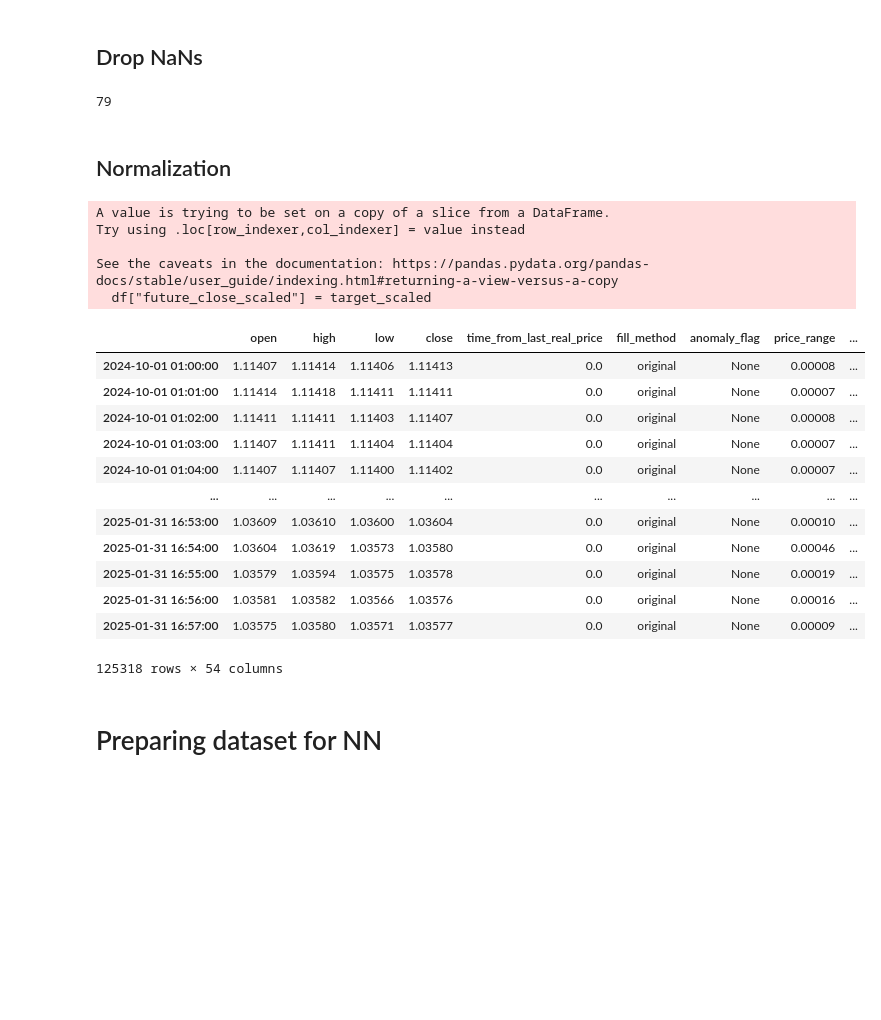
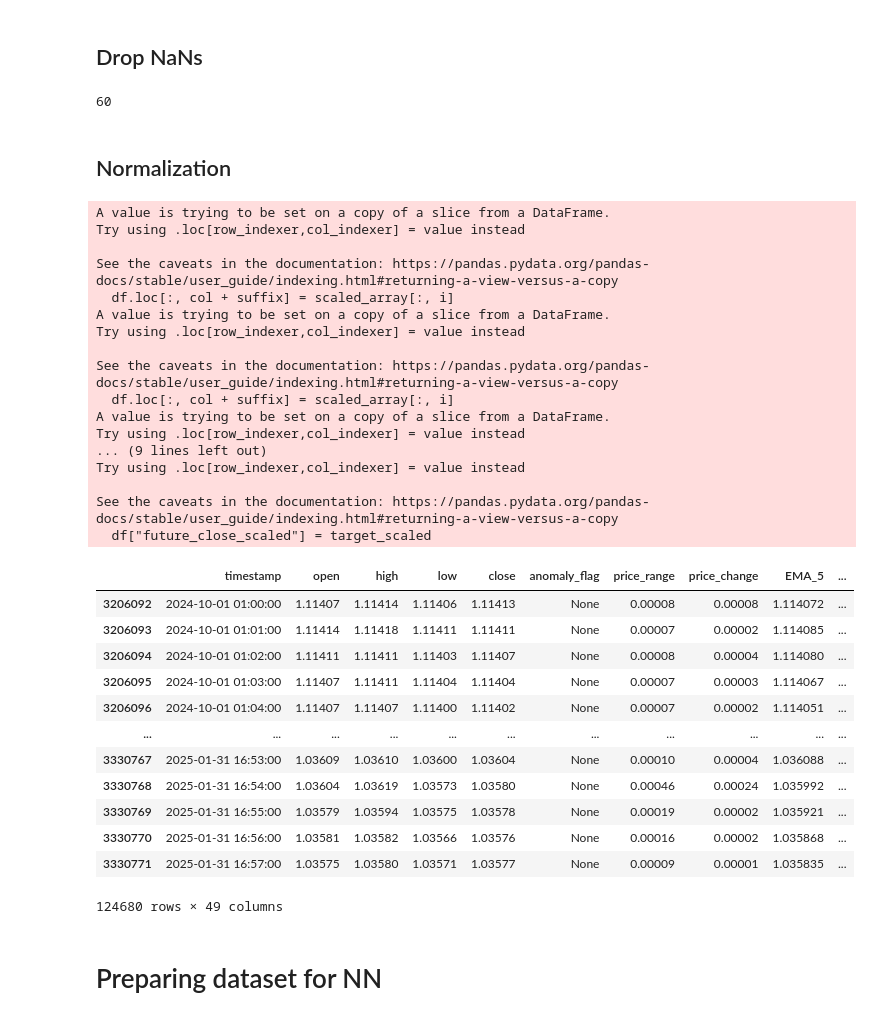
Before and after one commit to polakro1/VI-projekt, a Jupyter notebook: Untitled-1 copy.ipynb, the cells around one changed output. Cells and saved outputs as stored; diff of their text form; code cells hidden in the pictures; blank space fills up the shorter version.

```diff
--- a/Untitled-1 copy.ipynb
+++ b/Untitled-1 copy.ipynb
@@ -176,12 +162,12 @@ df["MACD_diff"] = macd - macdsignal
 df["ATR_14"] = talib.ATR(df["high"], df["low"], df["close"], timeperiod=14)
 
 #Hour
-df["hour"] = df.index.hour
+df["hour"] = df["timestamp"].dt.hour
 df["hour_sin"] = np.sin(2 * np.pi * df["hour"] / 24)
 df["hour_cos"] = np.cos(2 * np.pi * df["hour"] / 24)
 
 #Day of week
-df["dayofweek"] = df.index.dayofweek
+df["dayofweek"] = df["timestamp"].dt.dayofweek
 df["dow_sin"] = np.sin(2 * np.pi * df["dayofweek"] / 7)
 df["dow_cos"] = np.cos(2 * np.pi * df["dayofweek"] / 7)
 
@@ -203,12 +189,8 @@ df
 # %% [markdown]
 ## Target
 # %%
-future_offset = to_offset("15min")
-
-# Vytvoř nový sloupec se zavírací cenou za 15 minut (nejbližší další)
-df["future_time"] = df.index + future_offset
-df["future_close"] = df["close"].reindex(df["future_time"]).values
-
+# Posun zavírací ceny o 1 řádek dopředu (např. 15 minutový krok)
+df["future_close"] = df["close"].shift(-1)
 
 # Inicializace target jako NaN
 df["target_15m"] = np.nan
@@ -222,6 +204,7 @@ df.loc[valid_rows, "target_15m"] = (
 columns_to_ignore = ['anomaly_flag']
 columns_to_use = list(set(df.columns) - set(columns_to_ignore))
 
+# Řádky, kde target není definován (na konci datasetu)
 rows_with_nan = df[df["target_15m"].isna()]
 rows_with_nan
 # %% [output]
@@ -263,7 +231,7 @@ df = df.dropna(subset=indicator_cols)
 
 count
 # %% [output]
-79
+60
 # %% [markdown]
 ## Normalization
 # %%
@@ -291,7 +259,6 @@ cyclical_cols = ["hour_sin", "hour_cos", "dow_sin", "dow_cos"]
 # === Aplikace transformací ===
 
 # Log transformace
-df.loc[:, "log_time_since_real"] = np.log1p(df["time_from_last_real_price"])
 
 # Scalers
 standard_scaler = StandardScaler()
@@ -299,48 +266,58 @@ minmax_scaler = MinMaxScaler()
 log_scaler = StandardScaler()
 
 # Fit-transform
 standard_scaled = standard_scaler.fit_transform(df[standard_cols])
 minmax_scaled = minmax_scaler.fit_transform(df[minmax_cols])
-log_scaled = log_scaler.fit_transform(df[["log_time_since_real"]])
 cyclical_data = df[cyclical_cols].values  # reuse standard_scaler
 
 # === Přidání do df_clean s "_scaled" suffixem ===
 
 # Helper pro přidání sloupců
 def add_scaled_columns(df, scaled_array, columns, suffix="_scaled"):
     for i, col in enumerate(columns):
         df.loc[:, col + suffix] = scaled_array[:, i]
 
 add_scaled_columns(df, standard_scaled, standard_cols)
 add_scaled_columns(df, minmax_scaled, minmax_cols)
-add_scaled_columns(df, log_scaled, ["log_time_since_real"])
 add_scaled_columns(df, cyclical_data, cyclical_cols)
 
 # Normalizace targetu (regrese)
 target_scaler = StandardScaler()
 target_scaled = target_scaler.fit_transform(df[["future_close"]])
 df["future_close_scaled"] = target_scaled
 
 df
 # %% [output]
 A value is trying to be set on a copy of a slice from a DataFrame.
 Try using .loc[row_indexer,col_indexer] = value instead
 
 See the caveats in the documentation: https://pandas.pydata.org/pandas-docs/stable/user_guide/indexing.html#returning-a-view-versus-a-copy
+  df.loc[:, col + suffix] = scaled_array[:, i]
+A value is trying to be set on a copy of a slice from a DataFrame.
+Try using .loc[row_indexer,col_indexer] = value instead
+
+See the caveats in the documentation: https://pandas.pydata.org/pandas-docs/stable/user_guide/indexing.html#returning-a-view-versus-a-copy
+  df.loc[:, col + suffix] = scaled_array[:, i]
+A value is trying to be set on a copy of a slice from a DataFrame.
+Try using .loc[row_indexer,col_indexer] = value instead
+... (9 lines left out)
+Try using .loc[row_indexer,col_indexer] = value instead
+
+See the caveats in the documentation: https://pandas.pydata.org/pandas-docs/stable/user_guide/indexing.html#returning-a-view-versus-a-copy
   df["future_close_scaled"] = target_scaled
-|  | open | high | low | close | time_from_last_real_price | fill_method | anomaly_flag | price_range | ... |
-| 2024-10-01 01:00:00 | 1.11407 | 1.11414 | 1.11406 | 1.11413 | 0.0 | original | None | 0.00008 | ... |
-| 2024-10-01 01:01:00 | 1.11414 | 1.11418 | 1.11411 | 1.11411 | 0.0 | original | None | 0.00007 | ... |
-| 2024-10-01 01:02:00 | 1.11411 | 1.11411 | 1.11403 | 1.11407 | 0.0 | original | None | 0.00008 | ... |
-| 2024-10-01 01:03:00 | 1.11407 | 1.11411 | 1.11404 | 1.11404 | 0.0 | original | None | 0.00007 | ... |
-| 2024-10-01 01:04:00 | 1.11407 | 1.11407 | 1.11400 | 1.11402 | 0.0 | original | None | 0.00007 | ... |
-| ... | ... | ... | ... | ... | ... | ... | ... | ... | ... |
-| 2025-01-31 16:53:00 | 1.03609 | 1.03610 | 1.03600 | 1.03604 | 0.0 | original | None | 0.00010 | ... |
-| 2025-01-31 16:54:00 | 1.03604 | 1.03619 | 1.03573 | 1.03580 | 0.0 | original | None | 0.00046 | ... |
-| 2025-01-31 16:55:00 | 1.03579 | 1.03594 | 1.03575 | 1.03578 | 0.0 | original | None | 0.00019 | ... |
-| 2025-01-31 16:56:00 | 1.03581 | 1.03582 | 1.03566 | 1.03576 | 0.0 | original | None | 0.00016 | ... |
-| 2025-01-31 16:57:00 | 1.03575 | 1.03580 | 1.03571 | 1.03577 | 0.0 | original | None | 0.00009 | ... |
+|  | timestamp | open | high | low | close | anomaly_flag | price_range | price_change | EMA_5 | ... |
+| 3206092 | 2024-10-01 01:00:00 | 1.11407 | 1.11414 | 1.11406 | 1.11413 | None | 0.00008 | 0.00008 | 1.114072 | ... |
+| 3206093 | 2024-10-01 01:01:00 | 1.11414 | 1.11418 | 1.11411 | 1.11411 | None | 0.00007 | 0.00002 | 1.114085 | ... |
+| 3206094 | 2024-10-01 01:02:00 | 1.11411 | 1.11411 | 1.11403 | 1.11407 | None | 0.00008 | 0.00004 | 1.114080 | ... |
+| 3206095 | 2024-10-01 01:03:00 | 1.11407 | 1.11411 | 1.11404 | 1.11404 | None | 0.00007 | 0.00003 | 1.114067 | ... |
+| 3206096 | 2024-10-01 01:04:00 | 1.11407 | 1.11407 | 1.11400 | 1.11402 | None | 0.00007 | 0.00002 | 1.114051 | ... |
+| ... | ... | ... | ... | ... | ... | ... | ... | ... | ... | ... |
+| 3330767 | 2025-01-31 16:53:00 | 1.03609 | 1.03610 | 1.03600 | 1.03604 | None | 0.00010 | 0.00004 | 1.036088 | ... |
+| 3330768 | 2025-01-31 16:54:00 | 1.03604 | 1.03619 | 1.03573 | 1.03580 | None | 0.00046 | 0.00024 | 1.035992 | ... |
+| 3330769 | 2025-01-31 16:55:00 | 1.03579 | 1.03594 | 1.03575 | 1.03578 | None | 0.00019 | 0.00002 | 1.035921 | ... |
+| 3330770 | 2025-01-31 16:56:00 | 1.03581 | 1.03582 | 1.03566 | 1.03576 | None | 0.00016 | 0.00002 | 1.035868 | ... |
+| 3330771 | 2025-01-31 16:57:00 | 1.03575 | 1.03580 | 1.03571 | 1.03577 | None | 0.00009 | 0.00001 | 1.035835 | ... |
-125318 rows × 54 columns
+124680 rows × 49 columns
 # %% [markdown]
 # Preparing dataset for NN
 # %% [markdown]
```
Also changed, not shown: parts of 9 cells of this notebook.
